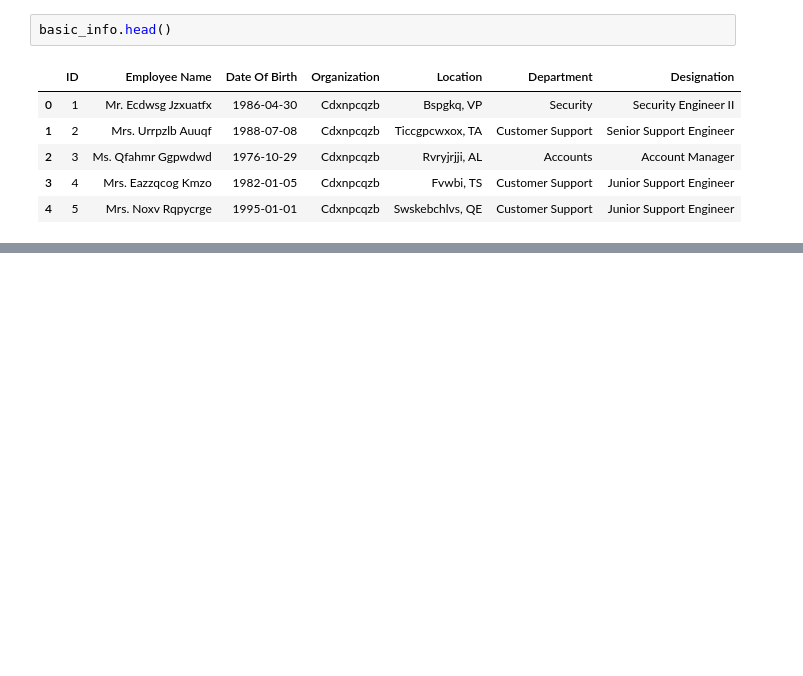
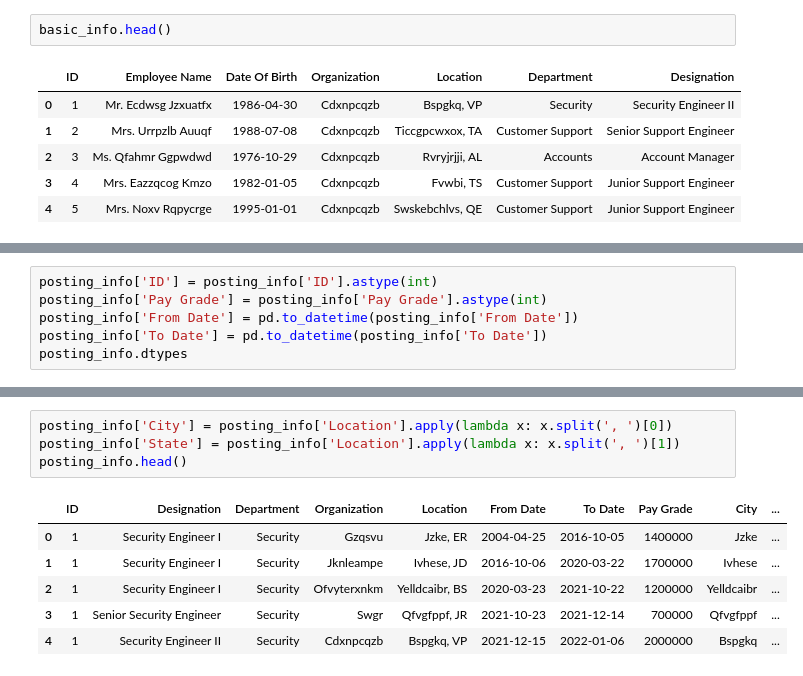
Before and after one commit to auchinto-c/Micro-EDA-Projects, a Jupyter notebook: Employment History/eda_employment_history.ipynb, the cells around one changed output, grey strips where cells are left out. Cells and saved outputs as stored; diff of their text form; blank space fills up the shorter version.

```diff
--- a/Employment History/eda_employment_history.ipynb
+++ b/Employment History/eda_employment_history.ipynb
@@ -184,0 +232,6 @@ pdf.close()
+# %%
+posting_info['ID'] = posting_info['ID'].astype(int)
+posting_info['Pay Grade'] = posting_info['Pay Grade'].astype(int)
+posting_info['From Date'] = pd.to_datetime(posting_info['From Date'])
+posting_info['To Date'] = pd.to_datetime(posting_info['To Date'])
+posting_info.dtypes
@@ -184,0 +293,11 @@ pdf.close()
+# %%
+posting_info['City'] = posting_info['Location'].apply(lambda x: x.split(', ')[0])
+posting_info['State'] = posting_info['Location'].apply(lambda x: x.split(', ')[1])
+posting_info.head()
+# %% [output]
+|  | ID | Designation | Department | Organization | Location | From Date | To Date | Pay Grade | City | ... |
+| 0 | 1 | Security Engineer I | Security | Gzqsvu | Jzke, ER | 2004-04-25 | 2016-10-05 | 1400000 | Jzke | ... |
+| 1 | 1 | Security Engineer I | Security | Jknleampe | Ivhese, JD | 2016-10-06 | 2020-03-22 | 1700000 | Ivhese | ... |
+| 2 | 1 | Security Engineer I | Security | Ofvyterxnkm | Yelldcaibr, BS | 2020-03-23 | 2021-10-22 | 1200000 | Yelldcaibr | ... |
+| 3 | 1 | Senior Security Engineer | Security | Swgr | Qfvgfppf, JR | 2021-10-23 | 2021-12-14 | 700000 | Qfvgfppf | ... |
+| 4 | 1 | Security Engineer II | Security | Cdxnpcqzb | Bspgkq, VP | 2021-12-15 | 2022-01-06 | 2000000 | Bspgkq | ... |
```
Also changed, not shown: parts of 17 cells of this notebook.
